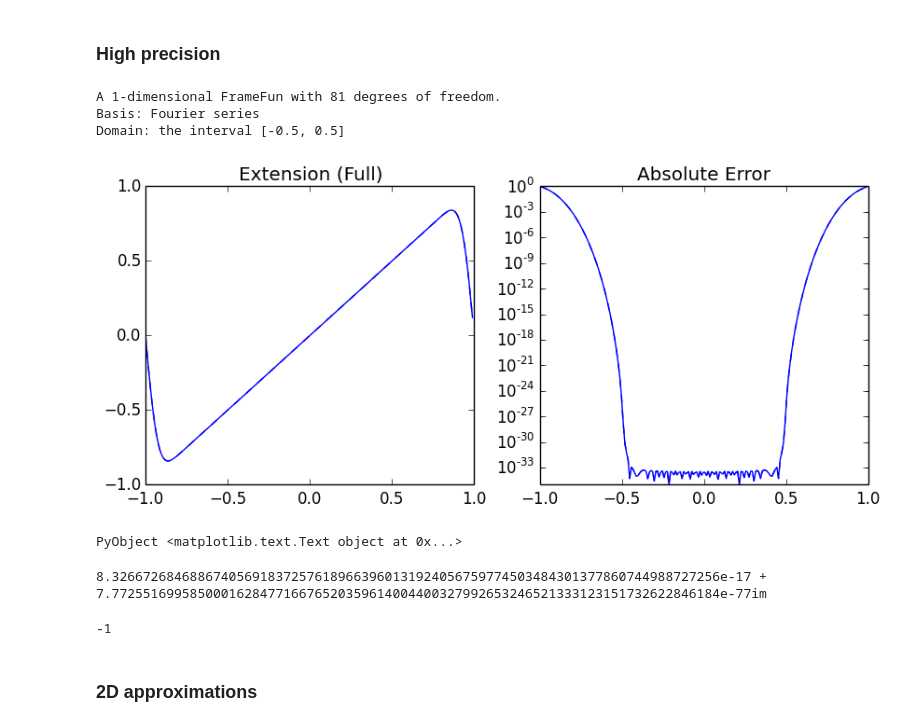
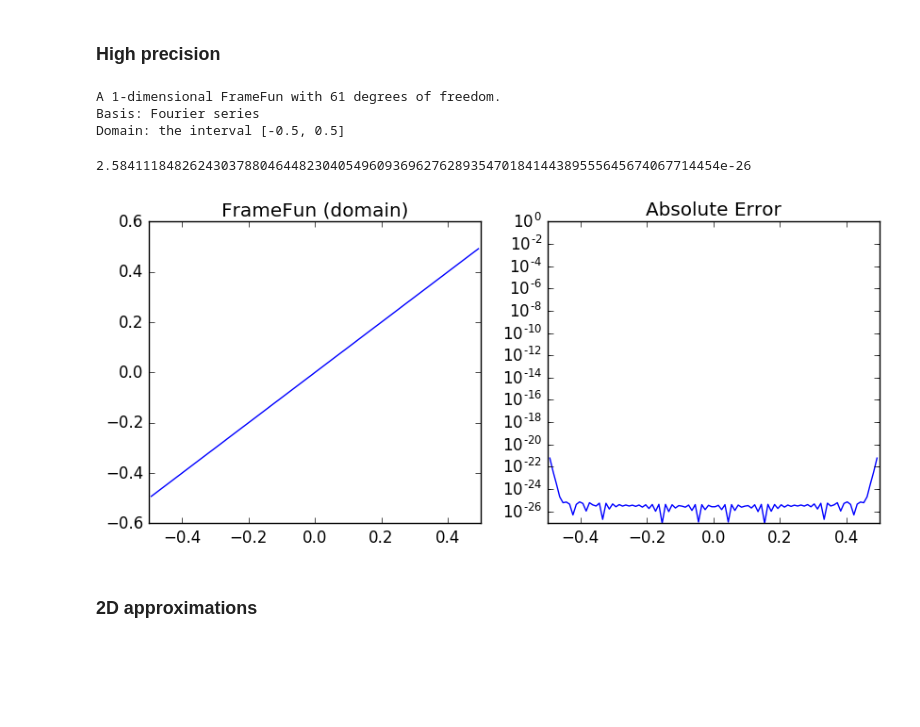
Before and after one commit to JuliaApproximation/FrameFun.jl, a Jupyter notebook: examples/FrameFunDemo.ipynb, the cells around one changed output. Cells and saved outputs as stored; diff of their text form; code cells hidden in the pictures; blank space fills up the shorter version.

```diff
--- a/examples/FrameFunDemo.ipynb
+++ b/examples/FrameFunDemo.ipynb
@@ -91,29 +76,25 @@ PyObject <matplotlib.text.Text object at 0x...>
 # %% [markdown]
 ### High precision
 # %%
-B = FourierBasis(81,Complex{BigFloat})
+B = FourierBasis(61,Complex{BigFloat})
 D = Interval(-0.5,0.5)
 fh(x) = x
 Fh = Fun(fh,B,D)
 # %% [output]
-A 1-dimensional FrameFun with 81 degrees of freedom.
+A 1-dimensional FrameFun with 61 degrees of freedom.
 Basis: Fourier series
 Domain: the interval [-0.5, 0.5]
+# %%
+pt = 3//10
+abs(Fh(pt)-fh(pt))
+# %% [output]
+2.584111848262430378804644823040549609369627628935470184144389555645674067714454e-26
 # %%
 figure(figsize=(10,4))
-subplot(121); FrameFuns.plot_expansion(Fh)
-subplot(122); FrameFuns.plot_error(Fh,fh)
+subplot(121); FrameFuns.plot(Fh)
+subplot(122); FrameFuns.plot_error(Fh,fh);
 # %% [output]
-[figure, old version]
+[figure, new version]
-PyObject <matplotlib.text.Text object at 0x...>
-# %%
-Fh(0.1)-0.1
-# %% [output]
-8.326672684688674056918372576189663960131924056759774503484301377860744988727256e-17 + 7.772551699585000162847716676520359614004400327992653246521333123151732622846184e-77im
-# %%
-left(basis(set(Fh)))
-# %% [output]
--1
 # %% [markdown]
 ### 2D approximations
 # %% [markdown]
```
Also changed, not shown: parts of 32 cells of this notebook.
